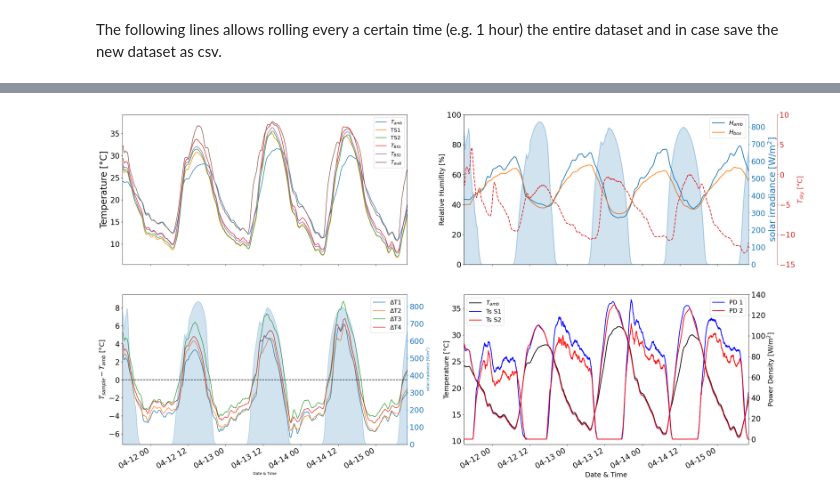
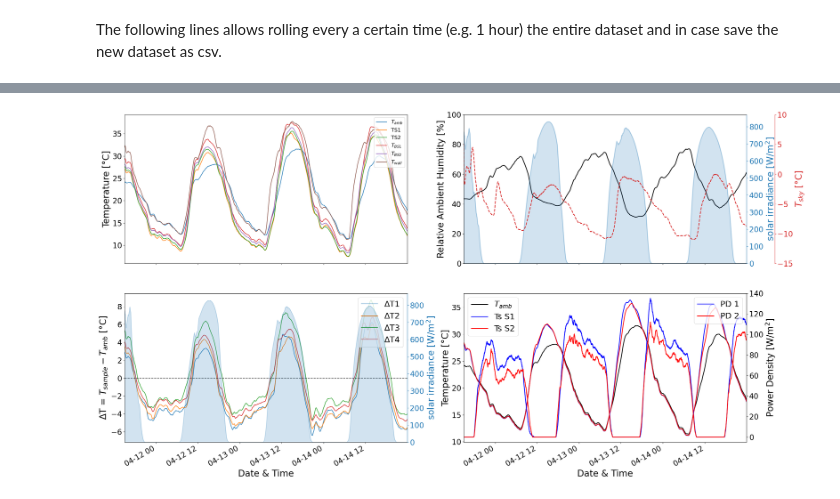
Before and after one commit to GiuseppeELio/FRESCO-Board, a Jupyter notebook: FRESCO_Tdrop_PCool_analysis.ipynb, the cells around one changed output, grey strips where cells are left out. Cells and saved outputs as stored; diff of their text form; code cells hidden in the pictures.

```diff
--- a/FRESCO_Tdrop_PCool_analysis.ipynb
+++ b/FRESCO_Tdrop_PCool_analysis.ipynb
@@ -80,8 +80,8 @@ dfroll['ΔTbx'] = dfroll['Tbx'] - dfroll['TA1']
 # %%
 import matplotlib.pyplot as plt
 fontsize = 24
-fontax = fontsize-6
-fontlab = fontsize - 8
+fontax = fontsize
+fontlab = fontsize - 2
 # If needed you can adjust some value such as the irradiance if you system results not well alligned with a weather station
 dfroll['Irm'] = dfroll['Ir'] * 1.5
 
@@ -93,17 +93,15 @@ axarr[0, 0].set_ylabel('Temperature [°C]', fontsize=fontsize)
 
 #Second Plot
 ax_irr = axarr[0, 1].twinx()
-dfroll.plot(ax=axarr[0, 1], y=['H1', 'H3'], ylim=(0, 100), linewidth=2.0, color=['tab:blue', 'tab:orange', 'black'])
+dfroll.plot(ax=axarr[0, 1], y=['H1'], ylim=(0, 100), linewidth=2.0, legend=False, color=['black'])
 axarr[1, 1].set_xlabel('Date & Time')
 
 dfroll.plot.area(ax=ax_irr, y='Irm', alpha=0.2, legend=False, linewidth=2.0)
-ax_irr.set_ylabel('solar irradiance [W/m$^2$]', color='#1f77b4', fontsize=fontsize)
+ax_irr.set_ylabel('solar irradiance [W/m$^2$]', color='#1f77b4', fontsize=fontax)
 ax_irr.spines['right'].set_color('#1f77b4')
 ax_irr.tick_params(axis='y', colors='#1f77b4')
-axarr[0, 1].legend(['$T_{amb}$', '$T_{box}$'], fontsize=fontlab)
-axarr[0, 1].legend(['$H_{amb}$', '$H_{box}$', '$H_{SS3}$'], fontsize=fontlab)
 axarr[0, 1].set_ylabel('Temperature [°C]', fontsize=fontax)
-axarr[0, 1].set_ylabel('Relative Humifity [%]', fontsize=fontax)
+axarr[0, 1].set_ylabel('Relative Ambient Humidity [%]', fontsize=fontax)
 
 ax_sky = axarr[0, 1].twinx()
 dfroll.plot(ax=ax_sky, y='TSIR', ylim=(-15, 10), color='#d62728', legend=False, linewidth=2.0, linestyle='--')
@@ -117,8 +115,9 @@ ax_dif = axarr[1, 0].twinx()
 dfroll.plot(ax=axarr[1, 0], y=['ΔT1', 'ΔT2','ΔT3','ΔT4'])
 dfroll.plot.area(ax=ax_dif, y='Irm', alpha=0.2, legend=False)
 axarr[1, 0].axhline(0, ls='--', c='k')
-axarr[1, 0].set_ylabel('$T_{sample} - T_{amb}$ [°C]', fontsize=fontax)
-ax_dif.set_ylabel('solar irradiance [W/m$^2$]', color='#1f77b4')
+axarr[1, 0].set_ylabel('ΔT = $T_{sample} - T_{amb}$ [°C]', fontsize=fontax)
+ax_dif.set_ylabel('solar irradiance [W/m$^2$]', color='#1f77b4', fontsize = fontax)
+axarr[1, 0].set_xlabel('Date & Time', fontsize=fontax)
 axarr[1, 0].legend(['ΔT1', 'ΔT2','ΔT3','ΔT4'], fontsize=fontlab, loc='upper right')
 ax_dif.spines['right'].set_color('#1f77b4')
 ax_dif.tick_params(axis='y', colors='#1f77b4')
@@ -127,31 +126,31 @@ ax_dif.tick_params(axis='y', colors='#1f77b4')
 dfroll.plot(ax=axarr[1, 1], y=['TA1', 'T0', 'T3'], linewidth=2.0, color=['black', 'blue', 'red'])
 axarr[1, 1].set_ylabel('Temperature [°C]', fontsize=fontax)
 
 ax_pow = axarr[1, 1].twinx()
 dfroll.plot(ax=ax_pow, y=['PD0', 'PD3'], linewidth=2.0, color=['blue', 'red'])
 plt.ylim(-5, 140)
 axarr[1, 1].legend(['$P_1$', '$P_2$'], fontsize=fontlab)
 axarr[1, 1].set_xlabel('Date & Time', fontsize=fontax)
 ax_pow.set_ylabel('Power Density [W/m$^2$]', fontsize=fontax)
 
 axarr[1, 1].legend(['$T_{amb}$', 'Ts S1', 'Ts S2'], fontsize=fontlab, loc='upper left')
 ax_pow.legend(['PD 1', 'PD 2'], fontsize=fontlab, loc='upper right')
 
 # Increase font size for tick labels
 for ax_row in axarr:
     for ax in ax_row:
         ax.tick_params(axis='both', which='major', labelsize=fontsize-4)
         ax_sky.tick_params(axis='both', which='major', labelsize=fontsize-4)
         ax_irr.tick_params(axis='both', which='major', labelsize=fontsize-4)
         ax_dif.tick_params(axis='both', which='major', labelsize=fontsize-4)
         ax_pow.tick_params(axis='both', which='major', labelsize=fontsize-4)
 
 _ = [axh.autoscale(enable=True, axis='x', tight=True) for axh_row in axarr for axh in axh_row]
 
 
 
 #export_figure(fig, csvname[:-4] + '_Tdrop_PCool.png')
 # Save the figure as SVG
 #export_figure(fig, csvname[:-4] + 'Tdrop_PCool.svg', transparent=True)
 # %% [output]
-[figure, old version]
+[figure, new version]
```
Also changed, not shown: parts of 2 cells of this notebook.
